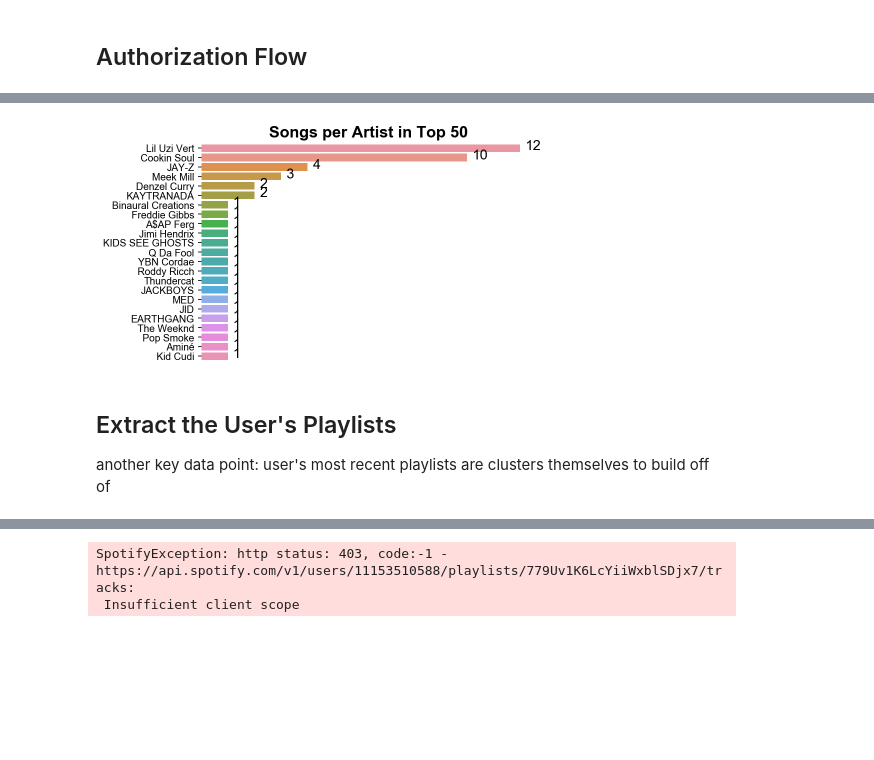
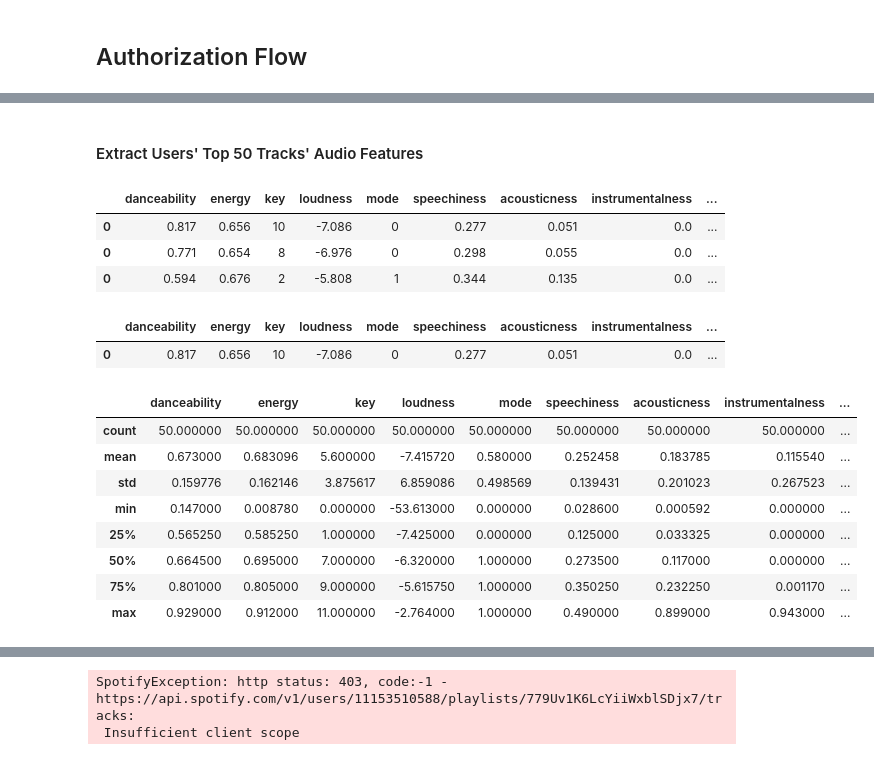
Before and after one commit to trustinyoon/Spotify-Data-Analysis, a Jupyter notebook: Spotify_Data_Manipulation_Python.ipynb, the cells around one changed output, grey strips where cells are left out. Saved outputs shown, nothing was run; the diff lists cells and outputs as text; code cells hidden in the pictures; blank space fills up the shorter version.

```diff
--- a/Spotify_Data_Manipulation_Python.ipynb
+++ b/Spotify_Data_Manipulation_Python.ipynb
@@ -136,24 +121,32 @@ all_songs.sort_values('popularity', ascending=False)
-# %%
-descending_order = all_songs['artist'].value_counts().sort_values(ascending=False).index
-ax = sns.countplot(y = all_songs['artist'], order=descending_order)
-
-sns.despine(fig=None, ax=None, top=True, right=True, left=False, trim=False)
-sns.set(rc={'figure.figsize':(14,17)})
-
-ax.set_ylabel('')
-ax.set_xlabel('')
-ax.set_title('Songs per Artist in Top 50', fontsize=16, fontweight='heavy')
-sns.set(font_scale = 1.4)
-ax.axes.get_xaxis().set_visible(False)
-ax.set_frame_on(False)
-
-y = all_songs['artist'].value_counts()
-for i, v in enumerate(y):
-    ax.text(v + 0.2, i + .16, str(v), color='black', fontweight='light', fontsize=14)
-
-plt.show()
-# %% [output]
-[figure, removed]
-# %% [markdown]
-## Extract the User's Playlists
-another key data point: user's most recent playlists are clusters themselves to build off of
+# %% [markdown]
+#### Extract Users' Top 50 Tracks' Audio Features
+# %%
+top50_list = []
+for song in all_songs['song_uri']:
+    row = pd.DataFrame(sp.audio_features(tracks=[song]))
+    top50_list.append(row)
+top50_df = pd.concat(top50_list)
+top50_df.head(3)
+# %% [output]
+|  | danceability | energy | key | loudness | mode | speechiness | acousticness | instrumentalness | ... |
+| 0 | 0.817 | 0.656 | 10 | -7.086 | 0 | 0.277 | 0.051 | 0.0 | ... |
+| 0 | 0.771 | 0.654 | 8 | -6.976 | 0 | 0.298 | 0.055 | 0.0 | ... |
+| 0 | 0.594 | 0.676 | 2 | -5.808 | 1 | 0.344 | 0.135 | 0.0 | ... |
+# %%
+top50_df.drop(['type','track_href','analysis_url','time_signature','duration_ms'],1,inplace=True)
+top50_df.head(1)
+# %% [output]
+|  | danceability | energy | key | loudness | mode | speechiness | acousticness | instrumentalness | ... |
+| 0 | 0.817 | 0.656 | 10 | -7.086 | 0 | 0.277 | 0.051 | 0.0 | ... |
+# %%
+top50_df.describe()
+# %% [output]
+|  | danceability | energy | key | loudness | mode | speechiness | acousticness | instrumentalness | ... |
+| count | 50.000000 | 50.000000 | 50.000000 | 50.000000 | 50.000000 | 50.000000 | 50.000000 | 50.000000 | ... |
+| mean | 0.673000 | 0.683096 | 5.600000 | -7.415720 | 0.580000 | 0.252458 | 0.183785 | 0.115540 | ... |
+| std | 0.159776 | 0.162146 | 3.875617 | 6.859086 | 0.498569 | 0.139431 | 0.201023 | 0.267523 | ... |
+| min | 0.147000 | 0.008780 | 0.000000 | -53.613000 | 0.000000 | 0.028600 | 0.000592 | 0.000000 | ... |
+| 25% | 0.565250 | 0.585250 | 1.000000 | -7.425000 | 0.000000 | 0.125000 | 0.033325 | 0.000000 | ... |
+| 50% | 0.664500 | 0.695000 | 7.000000 | -6.320000 | 1.000000 | 0.273500 | 0.117000 | 0.000000 | ... |
+| 75% | 0.801000 | 0.805000 | 9.000000 | -5.615750 | 1.000000 | 0.350250 | 0.232250 | 0.001170 | ... |
+| max | 0.929000 | 0.912000 | 11.000000 | -2.764000 | 1.000000 | 0.490000 | 0.899000 | 0.943000 | ... |
```
Also changed, not shown: parts of 67 cells of this notebook.
